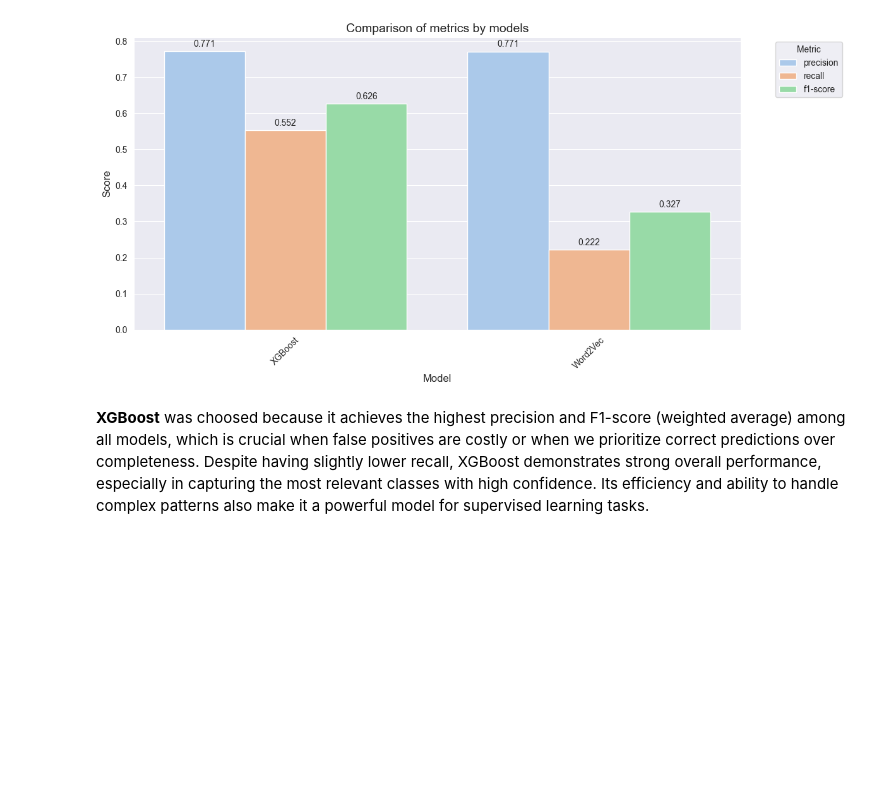
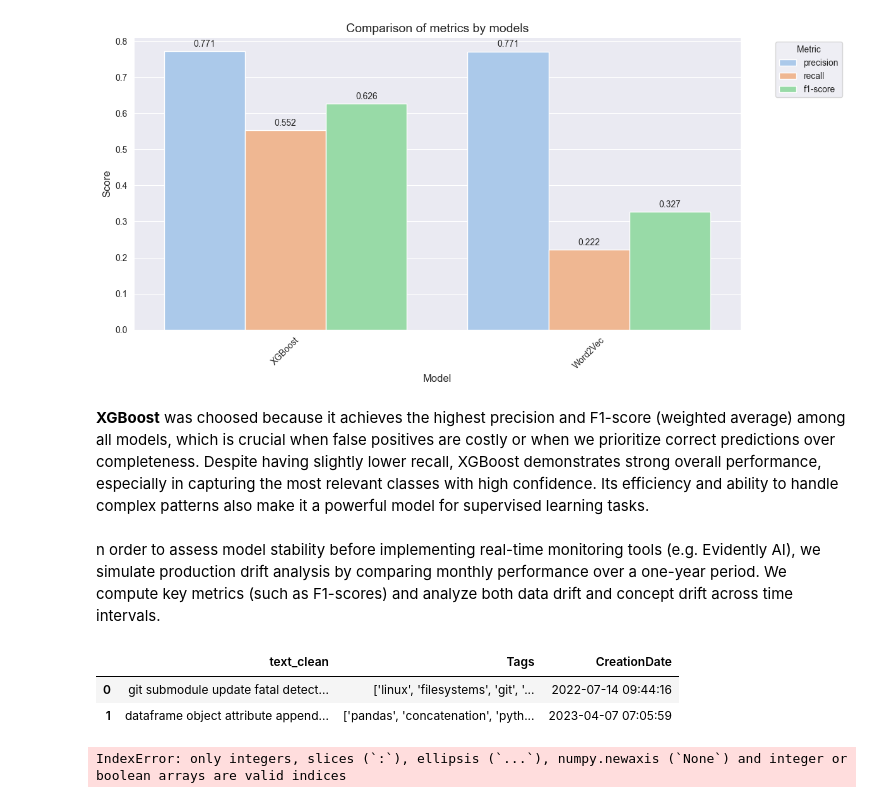
Before and after one commit to alinacharon/Stack_Overflow, a Jupyter notebook: notebooks/4_sup_model.ipynb, the cells around one changed output. Drawn from its saved outputs; the diff is of its cells as text; code cells hidden in the pictures; blank space fills up the shorter version.

```diff
--- a/notebooks/4_sup_model.ipynb
+++ b/notebooks/4_sup_model.ipynb
@@ -129,3 +134,13 @@ compare_models_metrics(model_dfs_final)
 [figure]
 # %% [markdown]
 **XGBoost** was choosed because it achieves the highest precision and F1-score (weighted average) among all models, which is crucial when false positives are costly or when we prioritize correct predictions over completeness. Despite having slightly lower recall, XGBoost demonstrates strong overall performance, especially in capturing the most relevant classes with high confidence. Its efficiency and ability to handle complex patterns also make it a powerful model for supervised learning tasks.
+# %% [markdown]
+n order to assess model stability before implementing real-time monitoring tools (e.g. Evidently AI), we simulate production drift analysis by comparing monthly performance over a one-year period. We compute key metrics (such as F1-scores) and analyze both data drift and concept drift across time intervals.
+# %%
+df = pd.read_csv('../data/data_clean_stackoverflow.csv')
+# %%
+df.head(2)
+# %% [output]
+|  | text_clean | Tags | CreationDate |
+| 0 | git submodule update fatal detect... | ['linux', 'filesystems', 'git', '... | 2022-07-14 09:44:16 |
+| 1 | dataframe object attribute append... | ['pandas', 'concatenation', 'pyth... | 2023-04-07 07:05:59 |
@@ -131,0 +189,23 @@ compare_models_metrics(model_dfs_final)
+# %%
+import pandas as pd
+from evidently import Report, Dataset, DataDefinition
+from evidently.presets import DataDriftPreset, ClassificationPreset
+from evidently import MulticlassClassification
+
+# monthly_data — словарь вида {'2024-01': df_jan, '2024-02': df_feb, ...}
+# y_true и y_pred — словари с numpy-массивами (shape: n_samples × n_labels)
+# Берём один тег (пусть 0-ый) для классификации
+def build_evidently_dataset(df_month, y_true_month, y_pred_month):
+    df = pd.DataFrame({
+        'text': df_month['text_clean'].values,
+        'target': y_true_month[:, 0].astype(str),
+        'prediction': y_pred_month[:, 0].astype(str),
+    })
+    # если были вероятности, их тоже можно добавить как float-колонки
+    return df
+
+ref_month = '2024-01'
+ref_df = build_evidently_dataset(monthly_data[ref_month],
+                                 y_true_dict[ref_month], y_pred_dict[ref_month])
+# %% [output]
+IndexError: only integers, slices (`:`), ellipsis (`...`), numpy.newaxis (`None`) and integer or boolean arrays are valid indices
```
Also changed, not shown: parts of 6 cells of this notebook, 21 other files.
